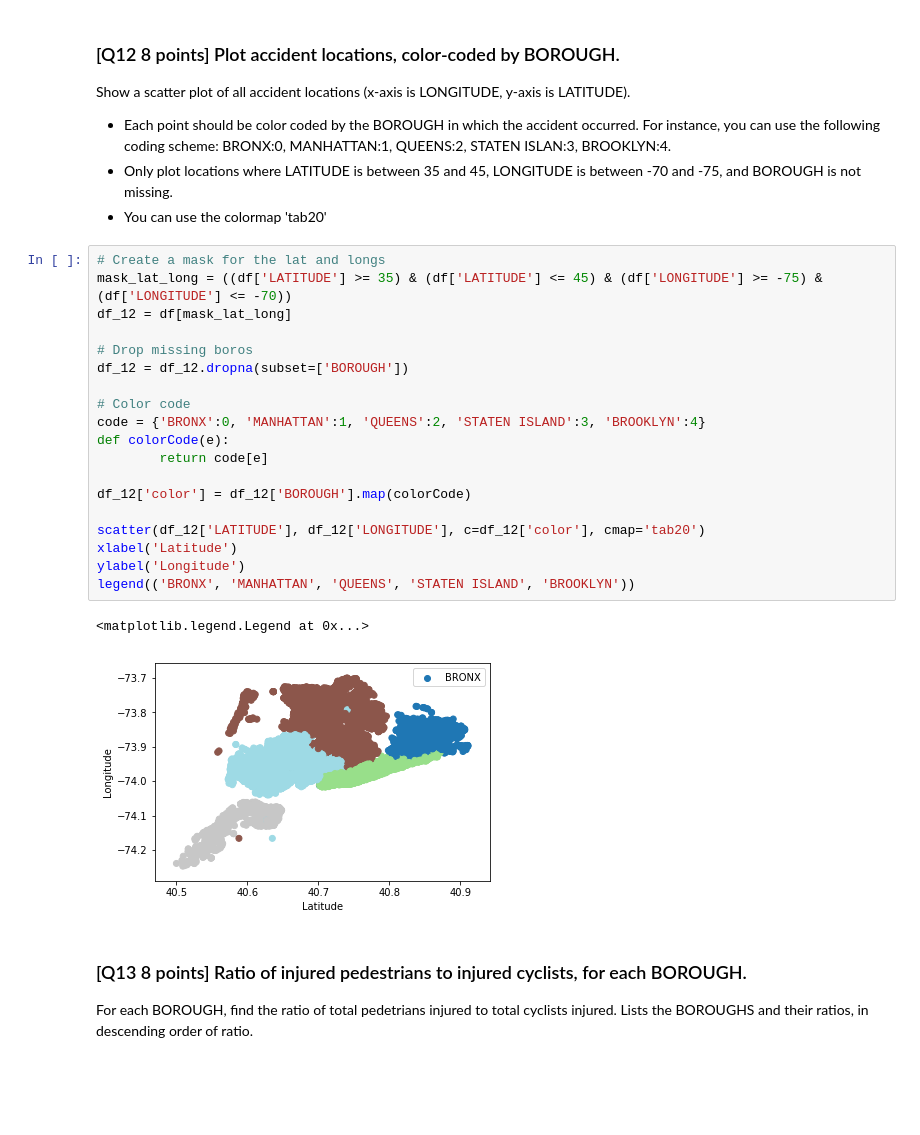
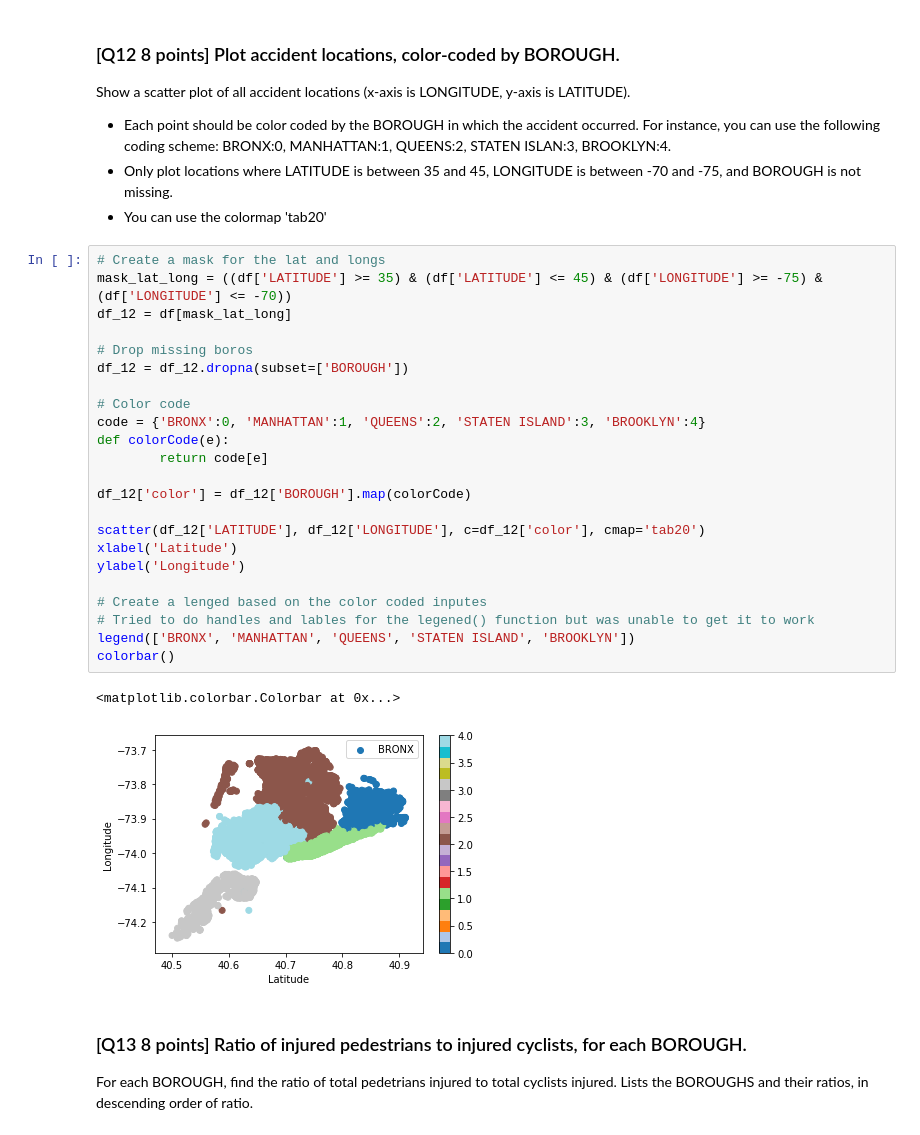
Before and after one commit to TraceTschidaUT/mis373, a Jupyter notebook: Exams/Final.ipynb, the cells around one changed output. Cells and saved outputs as stored; diff of their text form; blank space fills up the shorter version.

```diff
--- a/Exams/Final.ipynb
+++ b/Exams/Final.ipynb
@@ -167,25 +173,29 @@ Show a scatter plot of all accident locations (x-axis is LONGITUDE, y-axis is LA
 # %%
 # Create a mask for the lat and longs
 mask_lat_long = ((df['LATITUDE'] >= 35) & (df['LATITUDE'] <= 45) & (df['LONGITUDE'] >= -75) & (df['LONGITUDE'] <= -70))
 df_12 = df[mask_lat_long]
 
 # Drop missing boros
 df_12 = df_12.dropna(subset=['BOROUGH'])
 
 # Color code
 code = {'BRONX':0, 'MANHATTAN':1, 'QUEENS':2, 'STATEN ISLAND':3, 'BROOKLYN':4}
 def colorCode(e):
         return code[e]
 
 df_12['color'] = df_12['BOROUGH'].map(colorCode)
 
 scatter(df_12['LATITUDE'], df_12['LONGITUDE'], c=df_12['color'], cmap='tab20')
 xlabel('Latitude')
 ylabel('Longitude')
-legend(('BRONX', 'MANHATTAN', 'QUEENS', 'STATEN ISLAND', 'BROOKLYN'))
+
+# Create a lenged based on the color coded inputes
+# Tried to do handles and lables for the legened() function but was unable to get it to work
+legend(['BRONX', 'MANHATTAN', 'QUEENS', 'STATEN ISLAND', 'BROOKLYN'])
+colorbar()
 # %% [output]
-<matplotlib.legend.Legend at 0x...>
+<matplotlib.colorbar.Colorbar at 0x...>
-[figure, old version]
+[figure, new version]
 # %% [markdown]
 ### [Q13 8 points] Ratio of injured pedestrians to injured cyclists, for each BOROUGH.
 
```
Also changed, not shown: parts of 6 cells of this notebook.
